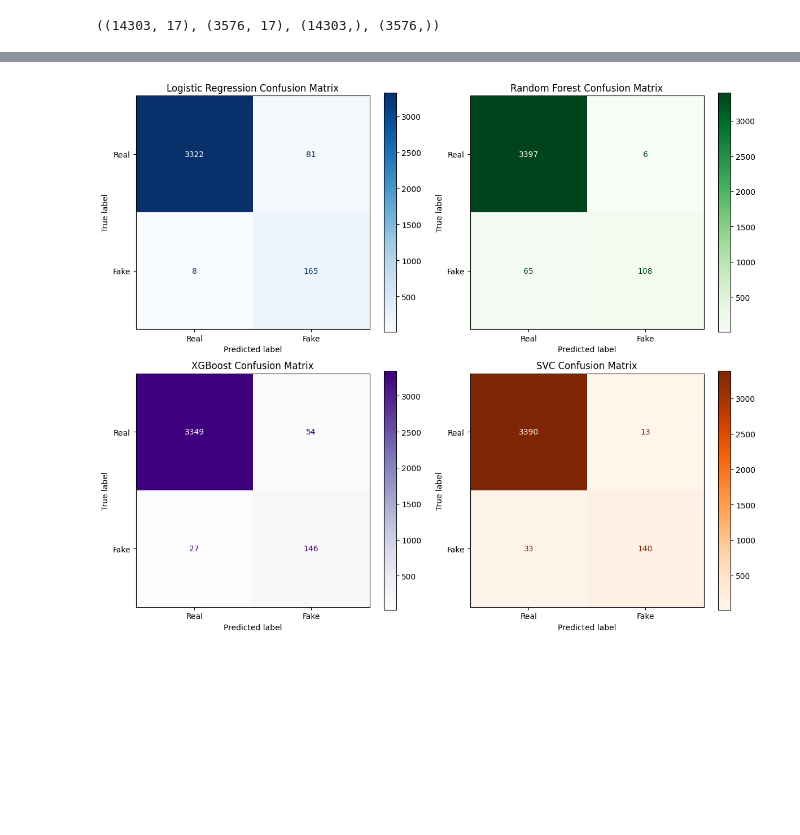
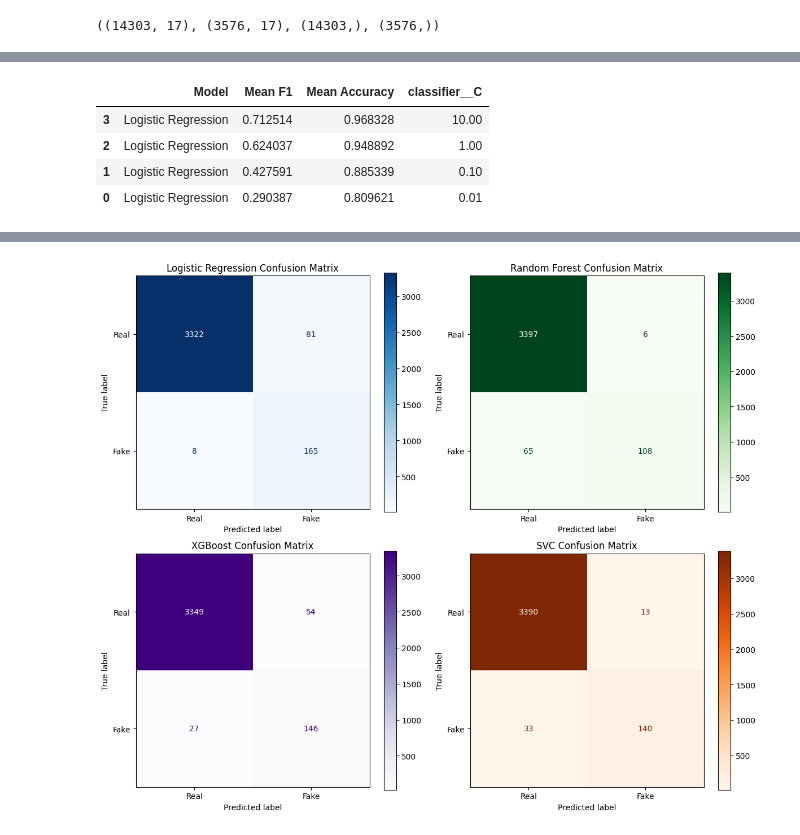
Before and after one commit to Asad-Tariq/cogs209-scientific-data-analysis-statistical-learning, a Jupyter notebook: mini-project-1/detecting-fake-jobs.ipynb, the cells around one changed output, grey strips where cells are left out. Cells and saved outputs as stored; diff of their text form; code cells hidden in the pictures; blank space fills up the shorter version.

```diff
--- a/mini-project-1/detecting-fake-jobs.ipynb
+++ b/mini-project-1/detecting-fake-jobs.ipynb
@@ -178,0 +237,8 @@ Best parameters for SVC: {'classifier__C': 10}
+# %%
+lr_results_expanded
+# %% [output]
+|  | Model | Mean F1 | Mean Accuracy | classifier__C |
+| 3 | Logistic Regression | 0.712514 | 0.968328 | 10.00 |
+| 2 | Logistic Regression | 0.624037 | 0.948892 | 1.00 |
+| 1 | Logistic Regression | 0.427591 | 0.885339 | 0.10 |
+| 0 | Logistic Regression | 0.290387 | 0.809621 | 0.01 |
```
Also changed, not shown: parts of 14 cells of this notebook.
